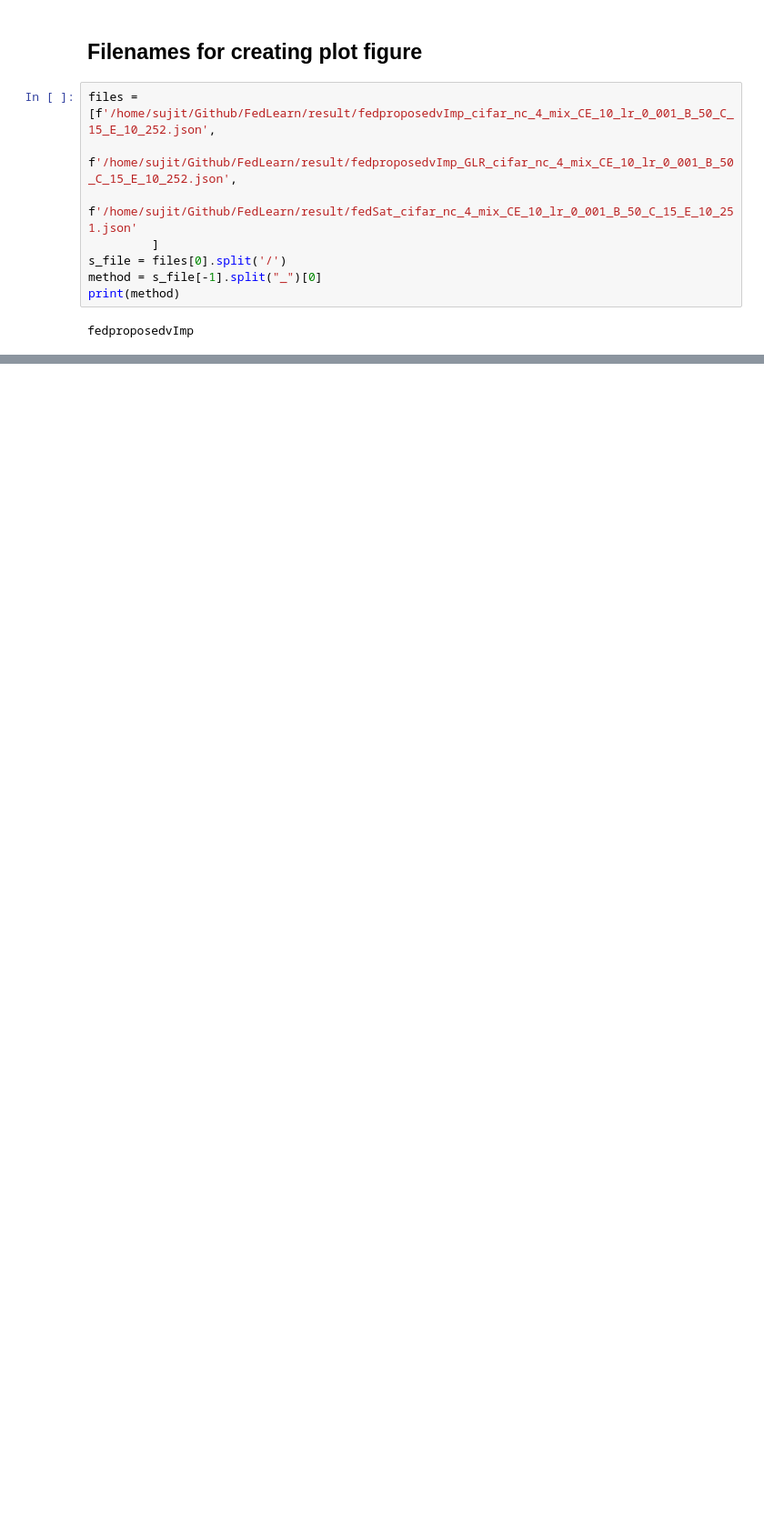
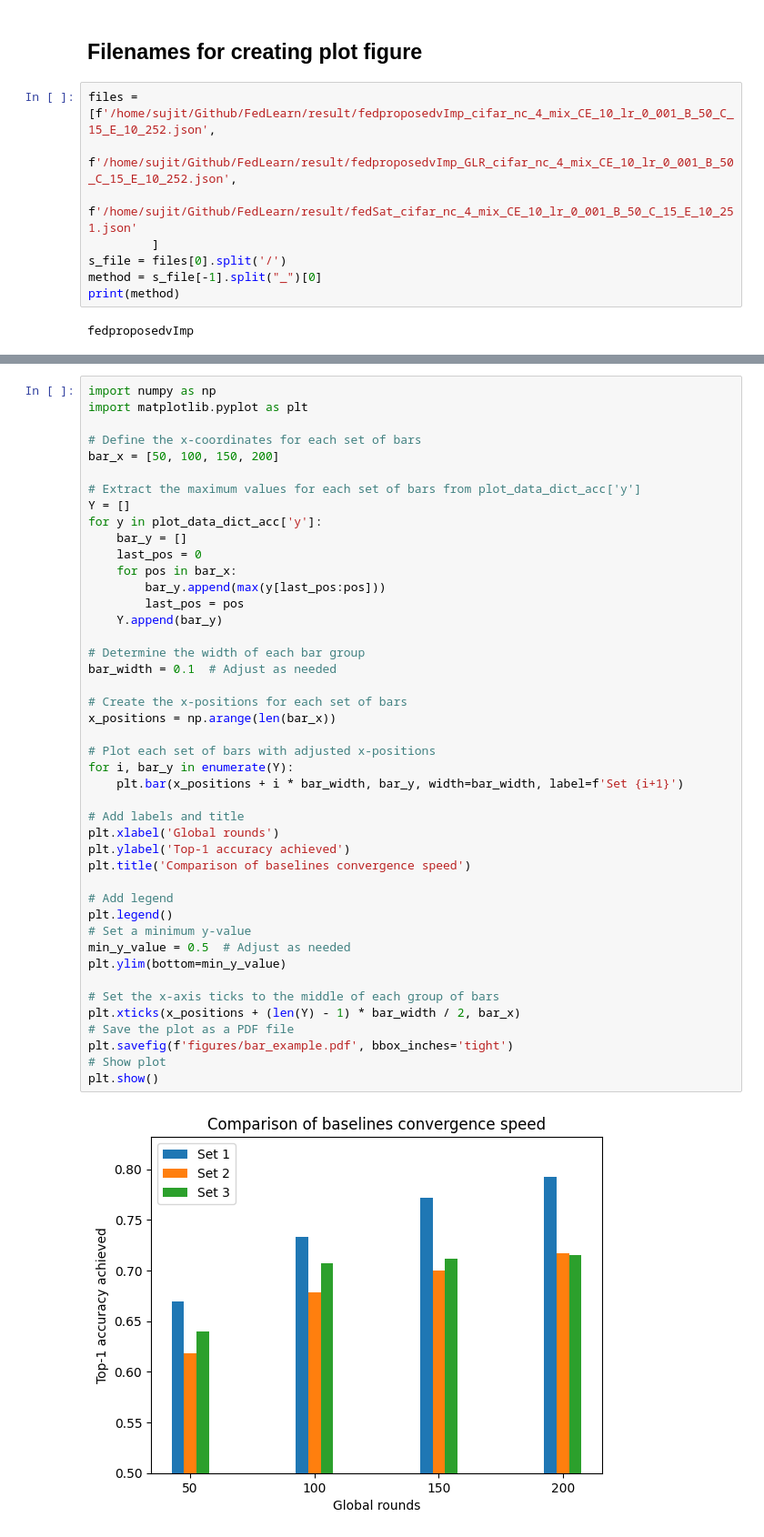
Before and after one commit to sujit880/Plotting_Graphs, a Jupyter notebook: fedlearn_graph_plot.ipynb, the cells around one changed output, grey strips where cells are left out. Shown at 91% size. Saved outputs shown, nothing was run; the diff lists cells and outputs as text; blank space fills up the shorter version.

```diff
--- a/fedlearn_graph_plot.ipynb
+++ b/fedlearn_graph_plot.ipynb
@@ -109,0 +128,46 @@ Length-> X=251, Y=251
+# %%
+import numpy as np
+import matplotlib.pyplot as plt
+
+# Define the x-coordinates for each set of bars
+bar_x = [50, 100, 150, 200]
+
+# Extract the maximum values for each set of bars from plot_data_dict_acc['y']
+Y = []
+for y in plot_data_dict_acc['y']:
+    bar_y = []
+    last_pos = 0
+    for pos in bar_x:
+        bar_y.append(max(y[last_pos:pos]))
+        last_pos = pos
+    Y.append(bar_y)
+
+# Determine the width of each bar group
+bar_width = 0.1  # Adjust as needed
+
+# Create the x-positions for each set of bars
+x_positions = np.arange(len(bar_x))
+
+# Plot each set of bars with adjusted x-positions
+for i, bar_y in enumerate(Y):
+    plt.bar(x_positions + i * bar_width, bar_y, width=bar_width, label=f'Set {i+1}')
+
+# Add labels and title
+plt.xlabel('Global rounds')
+plt.ylabel('Top-1 accuracy achieved')
+plt.title('Comparison of baselines convergence speed')
+
+# Add legend
+plt.legend()
+# Set a minimum y-value
+min_y_value = 0.5  # Adjust as needed
+plt.ylim(bottom=min_y_value)
+
+# Set the x-axis ticks to the middle of each group of bars
+plt.xticks(x_positions + (len(Y) - 1) * bar_width / 2, bar_x)
+# Save the plot as a PDF file
+plt.savefig(f'figures/bar_example.pdf', bbox_inches='tight')
+# Show plot
+plt.show()
+# %% [output]
+[figure, added]
```
Also changed, not shown: parts of 5 cells of this notebook, 7 other files.
